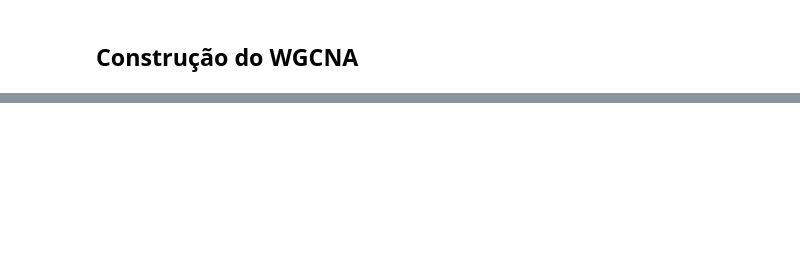
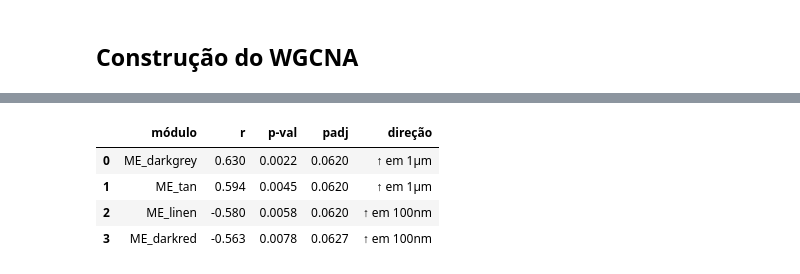
Before and after one commit to Ds4Health-Project/csvd-projects, a Jupyter notebook: project2/pipelines/notebooks/003_wgcna.ipynb, the cells around one changed output, grey strips where cells are left out. Drawn from its saved outputs; the diff is of its cells as text; code cells hidden in the pictures; blank space fills up the shorter version.

```diff
--- a/project2/pipelines/notebooks/003_wgcna.ipynb
+++ b/project2/pipelines/notebooks/003_wgcna.ipynb
@@ -425,0 +673,85 @@ display(module_summary_df.sort_values("pval_particle_size_um", na_position="last
+# %%
+# Comparação entre a configuração original (minModuleSize=50, MEDissThres=0.2)
+# arquivada em v_minmod50/ e a configuração atual definida nas constantes deste notebook.
+# Execute esta célula após rodar o notebook completo com os novos parâmetros.
+
+import pandas as pd
+
+BASELINE_DIR = WGCNA_DIR / "v_minmod50"
+CURRENT_LABEL = f"minmod{MIN_MODULE_SIZE} / meds{int(ME_DISS_THRES * 100)} (atual)"
+BASELINE_LABEL = "minmod50 / meds20 (original)"
+
+
+def summarize_run(label, run_dir):
+    summary_path = run_dir / "wgcna_module_summary.csv"
+    modules_path = run_dir / "wgcna_gene_modules.csv"
+
+    if not summary_path.exists() or not modules_path.exists():
+        return {"versão": label, "dimgrey (n / %)": "—", "nº módulos": "—",
+                "melhor p-val particle_size": "—", "melhor padj particle_size": "—",
+                "módulos padj < 0.05": "—"}
+
+    summary = pd.read_csv(summary_path)
+    modules = pd.read_csv(modules_path)
+
+    n_total = len(modules)
+    n_dimgrey = (modules["module"] == "dimgrey").sum()
+    pct = 100 * n_dimgrey / n_total
+    n_modules = modules["module"].nunique()
+
+    best_pval = summary["pval_particle_size_um"].min()
+    best_padj = summary["padj_particle_size_um"].min()
+    n_sig_005 = (summary["padj_particle_size_um"] < 0.05).sum()
+    n_sig_010 = (summary["padj_particle_size_um"] < 0.10).sum()
+
+    return {
+        "versão": label,
+        "dimgrey (n / %)": f"{n_dimgrey} / {pct:.1f}%",
+        "nº módulos": n_modules,
+        "melhor p-val particle_size": f"{best_pval:.4f}",
+        "melhor padj particle_size": f"{best_padj:.4f}",
+        "módulos padj < 0.05": n_sig_005,
+        "módulos padj < 0.10": n_sig_010,
+    }
+
+
+rows = [
+    summarize_run(BASELINE_LABEL, BASELINE_DIR),
+    summarize_run(CURRENT_LABEL, WGCNA_DIR),
+]
+
+comparison_df = pd.DataFrame(rows).set_index("versão")
+print("=== Comparação de parâmetros WGCNA ===")
+display(comparison_df.T)
+
+def list_sig_modules(label, run_dir, alpha=0.10):
+    summary_path = run_dir / "wgcna_module_summary.csv"
+    if not summary_path.exists():
+        print(f"\n[{label}] wgcna_module_summary.csv não encontrado.")
+        return
+    summary = pd.read_csv(summary_path)
+    if "padj_particle_size_um" not in summary.columns:
+        print(f"\n[{label}] coluna padj_particle_size_um ausente.")
+        return
+    sig = (
+        summary[summary["padj_particle_size_um"] < alpha]
+        [["module", "corr_particle_size_um", "pval_particle_size_um", "padj_particle_size_um"]]
+        .rename(columns={
+            "module": "módulo",
+            "corr_particle_size_um": "r",
+            "pval_particle_size_um": "p-val",
+            "padj_particle_size_um": "padj",
+        })
+        .sort_values("p-val")
+        .reset_index(drop=True)
+    )
+    sig["r"]      = sig["r"].round(3)
+    sig["p-val"]  = sig["p-val"].round(4)
+    sig["padj"]   = sig["padj"].round(4)
+    sig["direção"] = sig["r"].apply(lambda r: "↑ em 1µm" if r > 0 else "↑ em 100nm")
+    print(f"\n=== Módulos com padj < {alpha} — {label} ===")
+    display(sig)
+
+list_sig_modules(BASELINE_LABEL, BASELINE_DIR)
+list_sig_modules(CURRENT_LABEL, WGCNA_DIR)
+# %% [output]
@@ -425,0 +769,5 @@ display(module_summary_df.sort_values("pval_particle_size_um", na_position="last
+|  | módulo | r | p-val | padj | direção |
+| 0 | ME_darkgrey | 0.630 | 0.0022 | 0.0620 | ↑ em 1µm |
+| 1 | ME_tan | 0.594 | 0.0045 | 0.0620 | ↑ em 1µm |
+| 2 | ME_linen | -0.580 | 0.0058 | 0.0620 | ↑ em 100nm |
+| 3 | ME_darkred | -0.563 | 0.0078 | 0.0627 | ↑ em 100nm |
```
Also changed, not shown: parts of 26 cells of this notebook, 5 other files.
